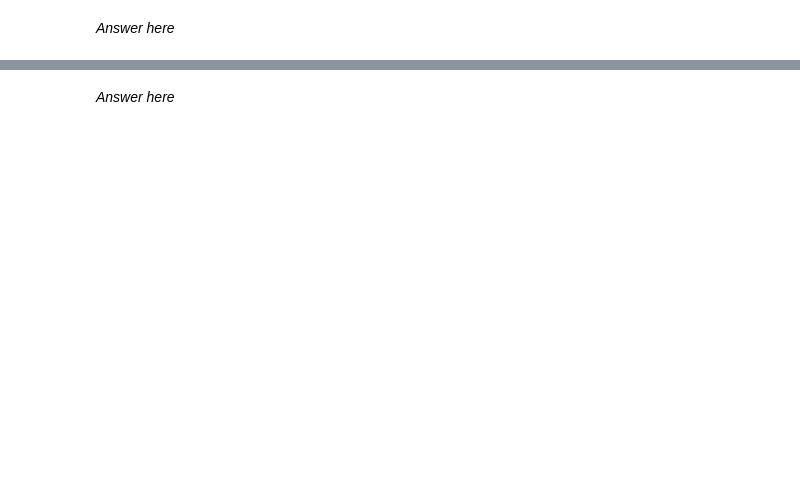
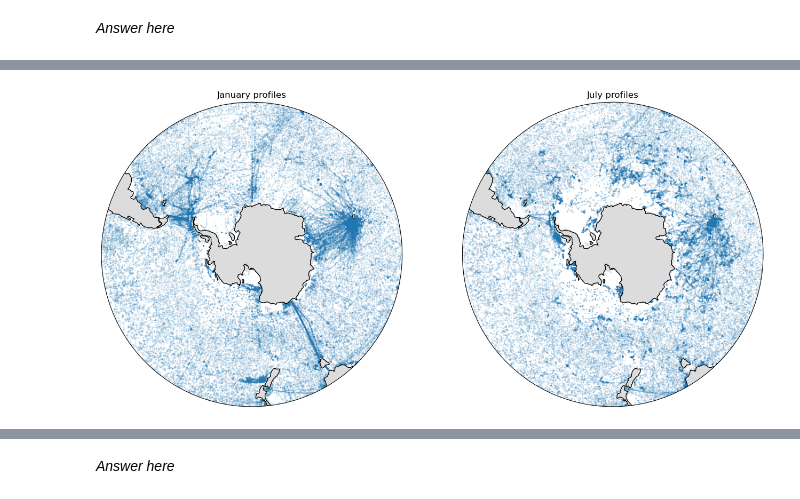
Before and after one commit to julia-neme/KSA_Observations_Modelling, a Jupyter notebook: Class3/1_Introduction_to_EN422.ipynb, the cells around one changed output, grey strips where cells are left out. Saved outputs shown, nothing was run; the diff lists cells and outputs as text; code cells hidden in the pictures; blank space fills up the shorter version.

```diff
--- a/Class3/1_Introduction_to_EN422.ipynb
+++ b/Class3/1_Introduction_to_EN422.ipynb
@@ -104,0 +144,31 @@ plt.xticks(np.arange(0, 634, 12*5),     # Placing ticks every five years (12 mon
+# %%
+fig = plt.figure(figsize = (16, 8))
+axs = [fig.add_subplot(121, projection = ccrs.SouthPolarStereo()),
+       fig.add_subplot(122, projection = ccrs.SouthPolarStereo())]
+for ax in axs:
+    ax.set_extent([-180, 180, -80, -35], crs = ccrs.PlateCarree())
+    ax.add_feature(cft.NaturalEarthFeature('physical', 'land', '50m',
+                                            edgecolor='gainsboro',
+                                            facecolor='gainsboro'))
+    ax.coastlines(resolution = "110m")
+    # Map the plot boundaries to a circle
+    theta = np.linspace(0, 2 * np.pi, 100)
+    center, radius = [0.5, 0.5], 0.5
+    verts = np.vstack([np.sin(theta), np.cos(theta)]).T
+    circle = mpath.Path(verts * radius + center)
+    ax.set_boundary(circle, transform=ax.transAxes)
+
+for d in locations['date'][::12]:
+    axs[0].scatter(locations['longitude'].sel(date = d).values,
+                   locations['latitude'].sel(date = d.values),
+                   s = 0.01, c = 'C0', transform = ccrs.PlateCarree())
+
+for d in locations['date'][6::12]:
+    axs[1].scatter(locations['longitude'].sel(date = d).values,
+                   locations['latitude'].sel(date = d.values),
+                   s = 0.01, c = 'C0', transform = ccrs.PlateCarree())
+
+axs[0].set_title('January profiles')
+axs[1].set_title('July profiles');
+# %% [output]
+[figure, added]
```
Also changed, not shown: parts of 48 cells of this notebook, 11 other files.
